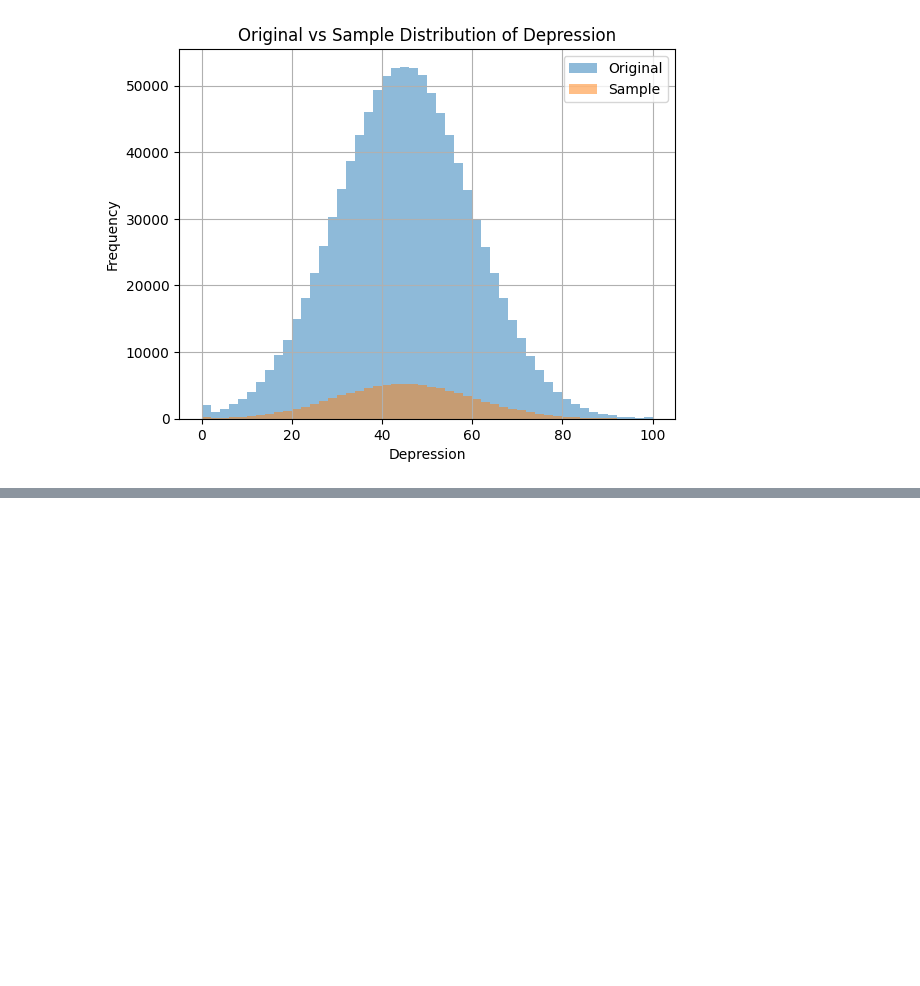
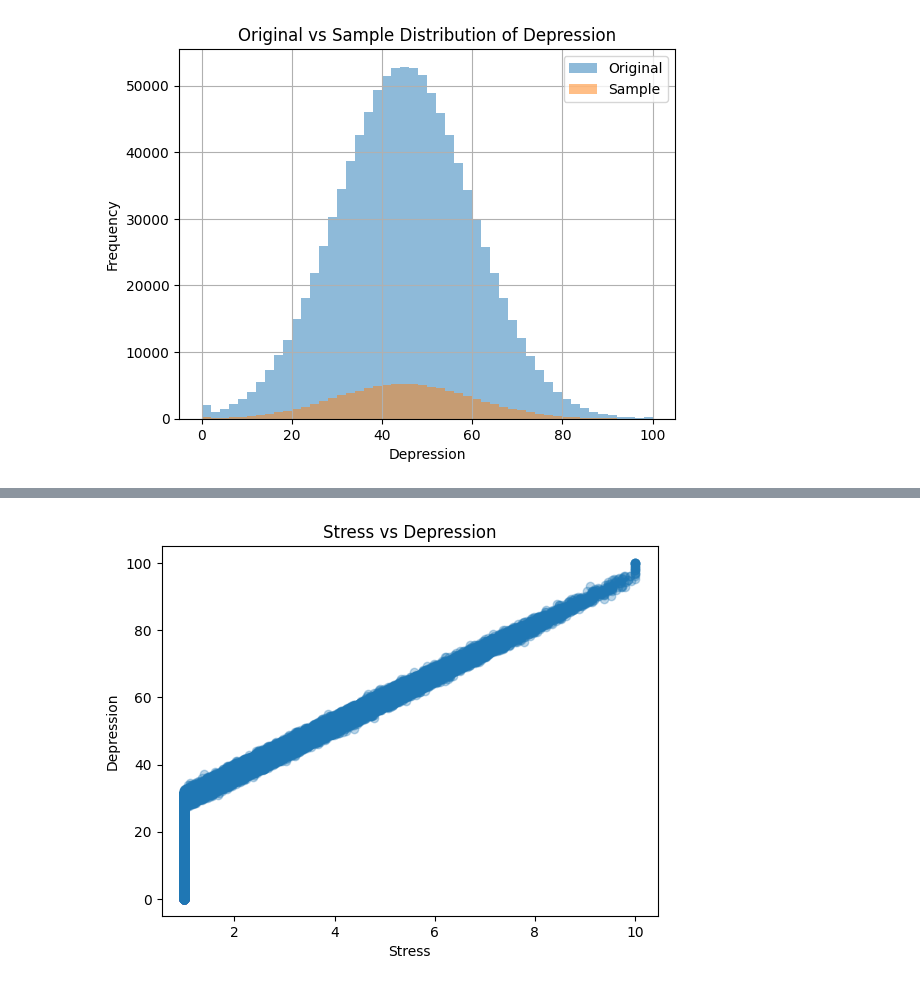
Before and after one commit to XyronTeam/ml-project, a Jupyter notebook: src/dataset_b/notebook_b.ipynb, the cells around one changed output, grey strips where cells are left out. Saved outputs shown, nothing was run; the diff lists cells and outputs as text; code cells hidden in the pictures; blank space fills up the shorter version.

```diff
--- a/src/dataset_b/notebook_b.ipynb
+++ b/src/dataset_b/notebook_b.ipynb
@@ -198,8 +198,8 @@ Based on these findings, simple random sampling is the most appropriate sampling
 Simple random sampling is applied to select a representative subset of the dataset.
 This method is appropriate because the data is not grouped, not time-ordered, and the target variable is continuous.
 # %%
-df_sample = df.sample(frac=0.1, random_state=42)
-
+sample_size = min(100000, len(df))
+df_sample = df.sample(n=sample_size, random_state=42)
 print("Original shape:", df.shape)
 print("Sample shape:", df_sample.shape)
 # %% [output]
@@ -277,0 +414,8 @@ Sleep hours, contrary to the initial hypothesis, appear to have very slight effe
+# %%
+plt.scatter(df_sample["stress"], df_sample["depression"], alpha=0.3)
+plt.title("Stress vs Depression")
+plt.xlabel("Stress")
+plt.ylabel("Depression")
+plt.show()
+# %% [output]
+[figure, added]
```
Also changed, not shown: parts of 41 cells of this notebook.
